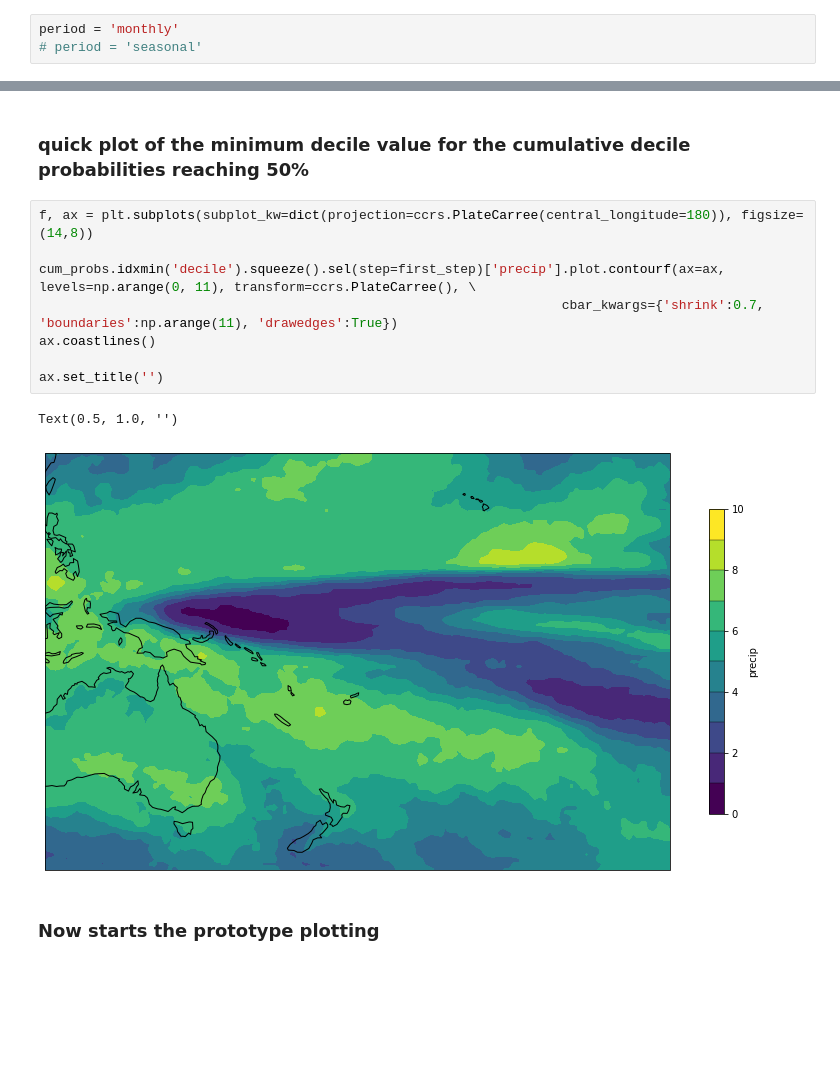
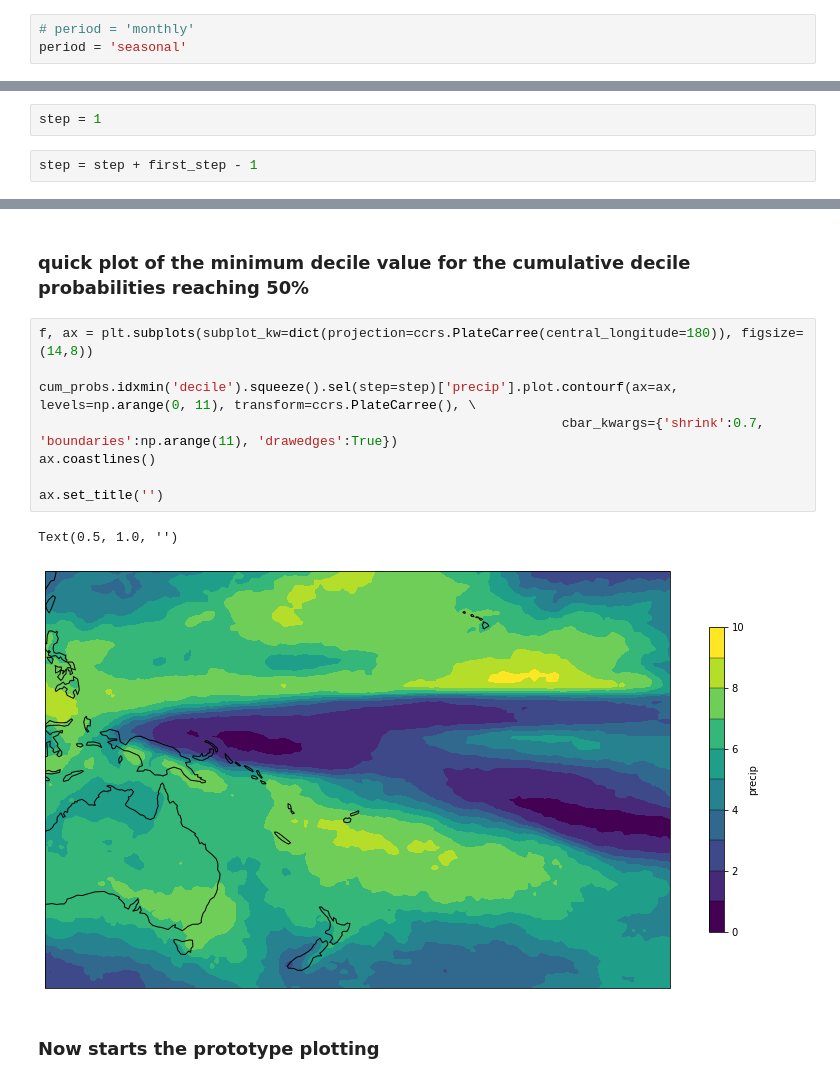
Before and after one commit to nicolasfauchereau/ICU_Water_Watch, a Jupyter notebook: notebooks/C3S/5_map_C3S_MME_probabilistic_decile_forecast.ipynb, the cells around one changed output, grey strips where cells are left out. Drawn from its saved outputs; the diff is of its cells as text; blank space fills up the shorter version.

```diff
--- a/notebooks/C3S/5_map_C3S_MME_probabilistic_decile_forecast.ipynb
+++ b/notebooks/C3S/5_map_C3S_MME_probabilistic_decile_forecast.ipynb
@@ -72,8 +84,8 @@ list_GCMs = ['ECMWF','UKMO','METEO_FRANCE','CMCC','DWD', 'NCEP', 'JMA', 'ECCC_Ca
 # %% [markdown]
 #### period (`monthly` or `seasonal`)
 # %%
-period = 'monthly'
-# period = 'seasonal'
+# period = 'monthly'
+period = 'seasonal'
 # %%
 if period == 'seasonal':
     nsteps = 3
@@ -83,0 +98,4 @@ elif period == 'monthly':
+# %%
+step = 1
+# %%
+step = step + first_step - 1
@@ -226,14 +234,14 @@ cum_probs = cum_probs.where(cum_probs['precip'] >= 50)
 # %%
 f, ax = plt.subplots(subplot_kw=dict(projection=ccrs.PlateCarree(central_longitude=180)), figsize=(14,8))
 
-cum_probs.idxmin('decile').squeeze().sel(step=first_step)['precip'].plot.contourf(ax=ax, levels=np.arange(0, 11), transform=ccrs.PlateCarree(), \
+cum_probs.idxmin('decile').squeeze().sel(step=step)['precip'].plot.contourf(ax=ax, levels=np.arange(0, 11), transform=ccrs.PlateCarree(), \
                                                                    cbar_kwargs={'shrink':0.7, 'boundaries':np.arange(11), 'drawedges':True})
 ax.coastlines()
 
 ax.set_title('')
 # %% [output]
 Text(0.5, 1.0, '')
-[figure, old version]
+[figure, new version]
 # %% [markdown]
 ### Now starts the prototype plotting
 # %%
```
Also changed, not shown: parts of 38 cells of this notebook, 2 other files.
